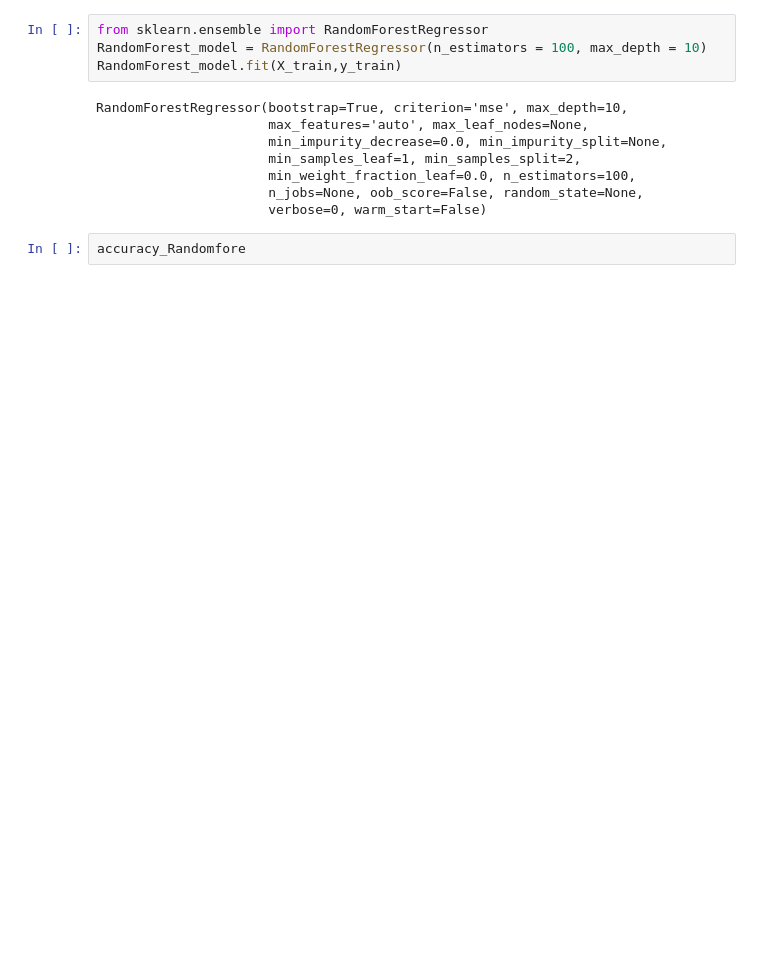
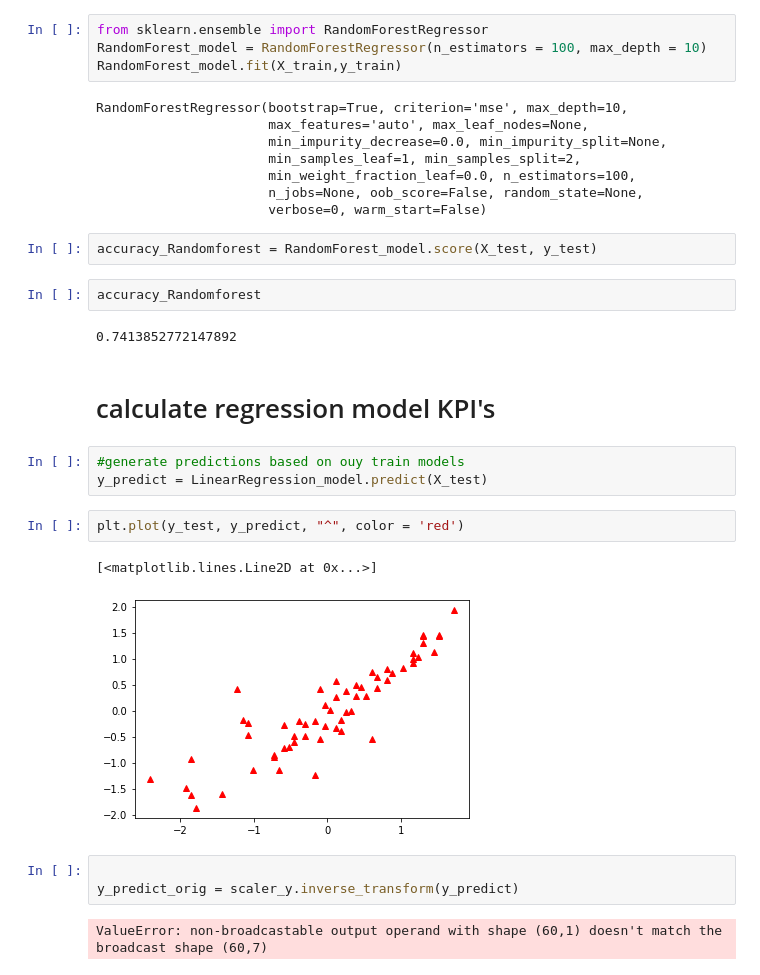
Before and after one commit to SandeepTukkunor/Machine_Lerarning_projects, a Jupyter notebook: University Admission Prediction/Admission Prediction .ipynb, the cells around one changed output. Cells and saved outputs as stored; diff of their text form; blank space fills up the shorter version.

```diff
--- a/University Admission Prediction/Admission Prediction .ipynb
+++ b/University Admission Prediction/Admission Prediction .ipynb
@@ -283,5 +274,24 @@ RandomForestRegressor(bootstrap=True, criterion='mse', max_depth=10,
                       min_weight_fraction_leaf=0.0, n_estimators=100,
                       n_jobs=None, oob_score=False, random_state=None,
                       verbose=0, warm_start=False)
-# %%
-accuracy_Randomfore
+# %%
+accuracy_Randomforest = RandomForest_model.score(X_test, y_test)
+# %%
+accuracy_Randomforest
+# %% [output]
+0.7413852772147892
+# %% [markdown]
+# calculate regression model KPI's
+# %%
+#generate predictions based on ouy train models
+y_predict = LinearRegression_model.predict(X_test)
+# %%
+plt.plot(y_test, y_predict, "^", color = 'red')
+# %% [output]
+[<matplotlib.lines.Line2D at 0x...>]
+[figure, added]
+# %%
+
+y_predict_orig = scaler_y.inverse_transform(y_predict)
+# %% [output]
+ValueError: non-broadcastable output operand with shape (60,1) doesn't match the broadcast shape (60,7)
```
Also changed, not shown: parts of 6 cells of this notebook.
